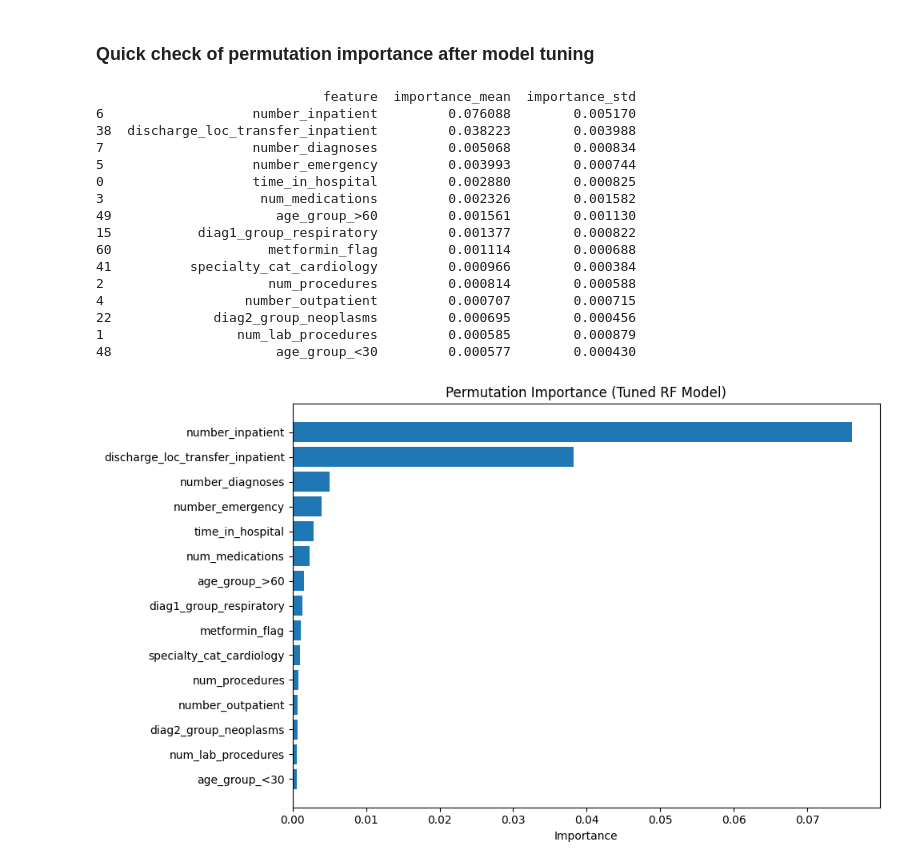
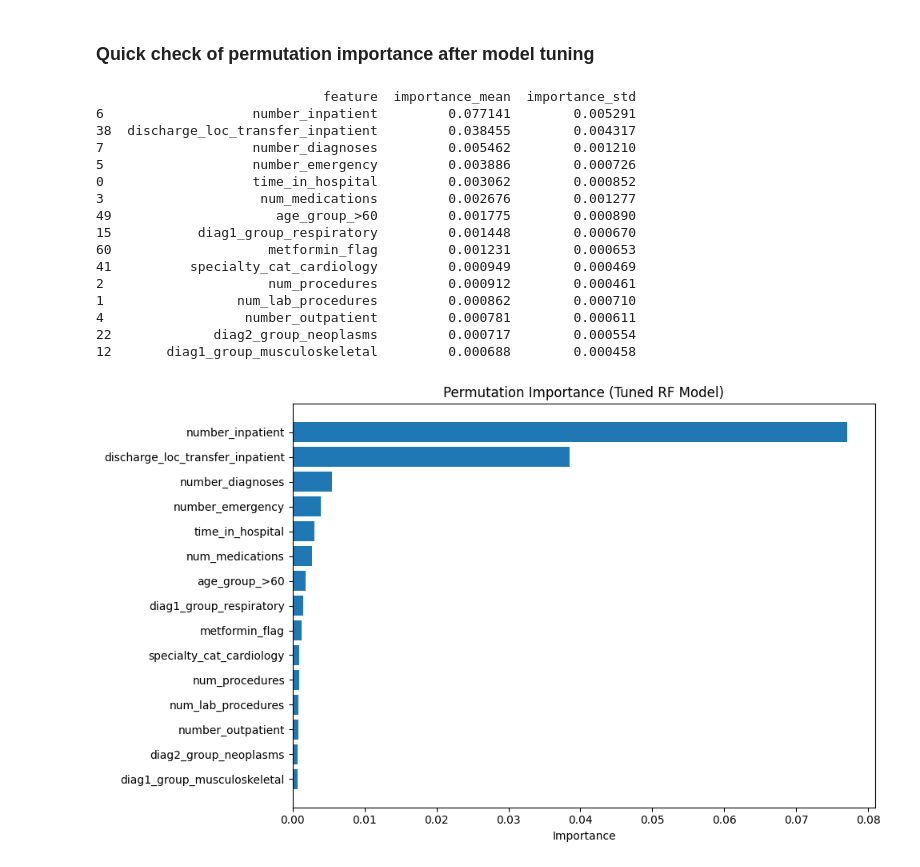
Before and after one commit to meaton96/Eaton_633_Project, a Jupyter notebook: notebooks/02_Random_Forest.ipynb, the cells around one changed output. Cells and saved outputs as stored; diff of their text form; code cells hidden in the pictures.

Commit message:
update best params

```diff
--- a/notebooks/02_Random_Forest.ipynb
+++ b/notebooks/02_Random_Forest.ipynb
@@ -504,53 +504,54 @@ The model has a very high rate of false positives which would require additional
 # %% [markdown]
 ### Quick check of permutation importance after model tuning
 # %%
-# Best params: {'model__oob_score': False, 'model__n_estimators': 200, 'model__min_samples_split': 5, 'model__min_samples_leaf': 2, 'model__max_features': 0.2, 'model__max_depth': 10, 'model__class_weight': 'balanced', 'model__bootstrap': True}
+# recall: Best params: {'model__oob_score': True, 'model__n_estimators': 200, 'model__min_samples_split': 10, 'model__min_samples_leaf': 4, 'model__max_features': 'sqrt', 'model__max_depth': 10, 'model__class_weight': 'balanced', 'model__bootstrap': True}
+# roc_auc: Best params: {'model__oob_score': True, 'model__n_estimators': 200, 'model__min_samples_split': 10, 'model__min_samples_leaf': 4, 'model__max_features': 0.2, 'model__max_depth': 10, 'model__class_weight': 'balanced', 'model__bootstrap': True}
 
 def tuned_pipe_factory():
     _u = RandomUnderSampler(random_state=42)
     _rf = RandomForestClassifier(
         n_estimators=200,
-        min_samples_split=5,
-        min_samples_leaf=2,
+        min_samples_split=10,
+        min_samples_leaf=4,
         max_features=0.2,
         max_depth=10,
         class_weight='balanced', # redundant after using under sampling, but slightly improves metrics so it remains
         bootstrap=True,
-        oob_score=False,
+        oob_score=True,
         random_state=42
         )
     return Pipeline(
         [
             ('under_sample', _u),
             ('model', _rf)
         ]
     )
 
 
 rf_perm_imp_df = cv_permutation_importance(
     tuned_pipe_factory,
     X_train,
     y_train,
     make_cv()
     )
 
 print(rf_perm_imp_df.head(15))
 plot_feature_importance(rf_perm_imp_df, 'feature', 'importance_mean', 15, 'Permutation Importance (Tuned RF Model)')
 # %% [output]
                              feature  importance_mean  importance_std
-6                   number_inpatient         0.076088        0.005170
-38  discharge_loc_transfer_inpatient         0.038223        0.003988
-7                   number_diagnoses         0.005068        0.000834
-5                   number_emergency         0.003993        0.000744
-0                   time_in_hospital         0.002880        0.000825
-3                    num_medications         0.002326        0.001582
-49                     age_group_>60         0.001561        0.001130
-15           diag1_group_respiratory         0.001377        0.000822
-60                    metformin_flag         0.001114        0.000688
-41          specialty_cat_cardiology         0.000966        0.000384
-2                     num_procedures         0.000814        0.000588
-4                  number_outpatient         0.000707        0.000715
-22             diag2_group_neoplasms         0.000695        0.000456
-1                 num_lab_procedures         0.000585        0.000879
-48                     age_group_<30         0.000577        0.000430
+6                   number_inpatient         0.077141        0.005291
+38  discharge_loc_transfer_inpatient         0.038455        0.004317
+7                   number_diagnoses         0.005462        0.001210
+5                   number_emergency         0.003886        0.000726
+0                   time_in_hospital         0.003062        0.000852
+3                    num_medications         0.002676        0.001277
+49                     age_group_>60         0.001775        0.000890
+15           diag1_group_respiratory         0.001448        0.000670
+60                    metformin_flag         0.001231        0.000653
+41          specialty_cat_cardiology         0.000949        0.000469
+2                     num_procedures         0.000912        0.000461
+1                 num_lab_procedures         0.000862        0.000710
+4                  number_outpatient         0.000781        0.000611
+22             diag2_group_neoplasms         0.000717        0.000554
+12       diag1_group_musculoskeletal         0.000688        0.000458
-[figure, old version]
+[figure, new version]
```
Also changed, not shown: parts of 1 cell of this notebook.
